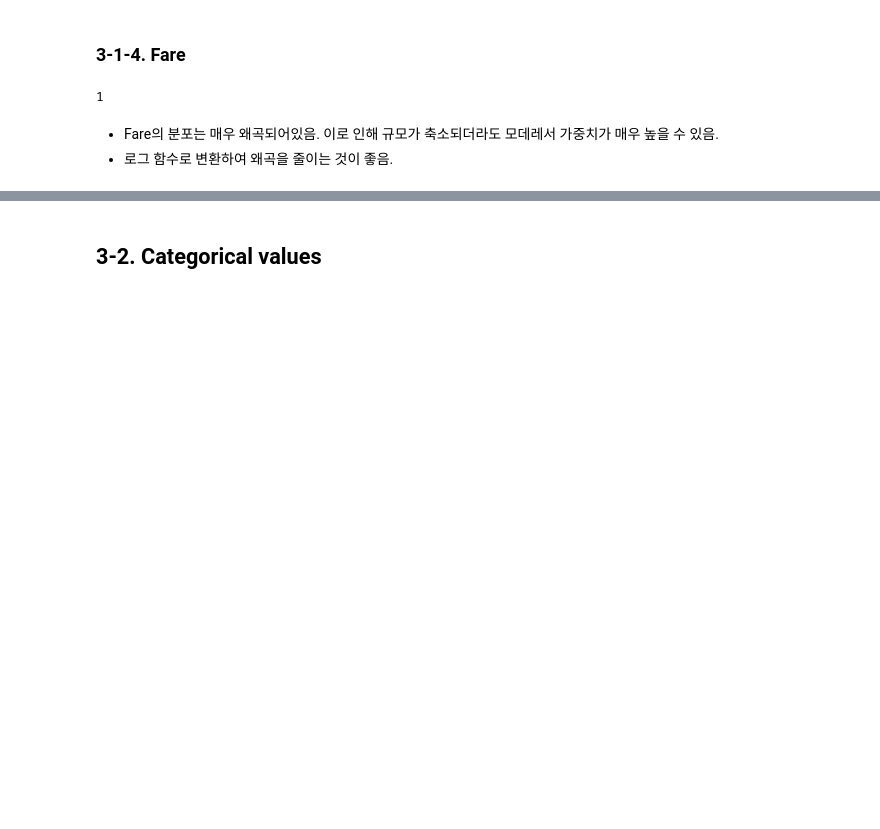
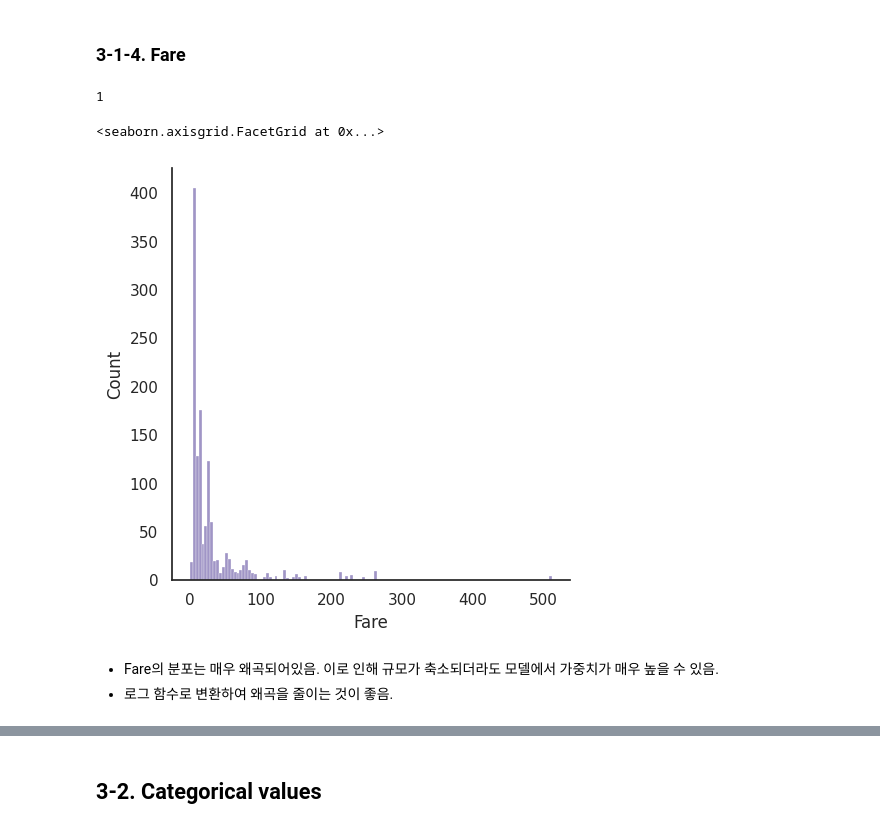
Before and after one commit to yeonduhaeyo/kaggle, a Jupyter notebook: 3-titanic-top-4-with-ensemble-modeling.ipynb, the cells around one changed output, grey strips where cells are left out. Saved outputs shown, nothing was run; the diff lists cells and outputs as text; code cells hidden in the pictures; blank space fills up the shorter version.

```diff
--- a/3-titanic-top-4-with-ensemble-modeling.ipynb
+++ b/3-titanic-top-4-with-ensemble-modeling.ipynb
@@ -281,8 +281,10 @@ dataset["Fare"].isnull().sum()
 
 dataset["Fare"] = dataset["Fare"].fillna(dataset["Fare"].median())
 # %%
-# g = sns.displot(dataset["Fare"], color="m", label="Skewness : %.2f"%(dataset["Fare"].skew()))
-# g = g.legend(loc="best")
+sns.displot(dataset["Fare"], color="m", label="Skewness : %.2f"%(dataset["Fare"].skew()))
+# %% [output]
+<seaborn.axisgrid.FacetGrid at 0x...>
+[figure, added]
 # %% [markdown]
-- Fare의 분포는 매우 왜곡되어있음. 이로 인해 규모가 축소되더라도 모데레서 가중치가 매우 높을 수 있음.
+- Fare의 분포는 매우 왜곡되어있음. 이로 인해 규모가 축소되더라도 모델에서 가중치가 매우 높을 수 있음.
 - 로그 함수로 변환하여 왜곡을 줄이는 것이 좋음.
```
Also changed, not shown: parts of 63 cells of this notebook.
